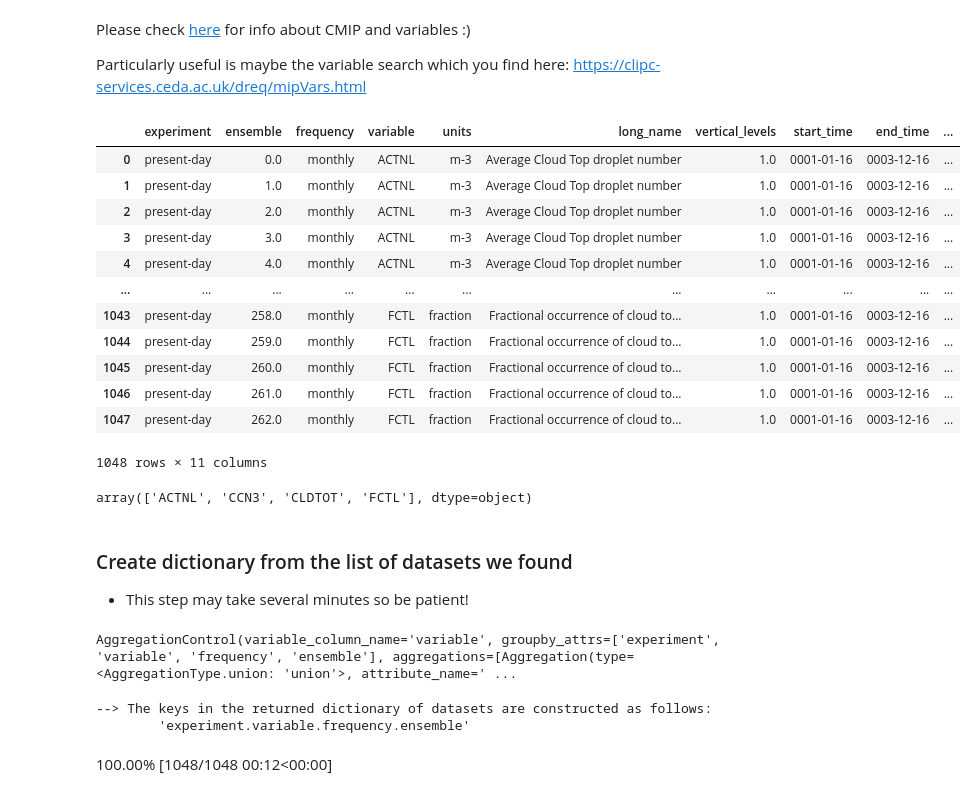
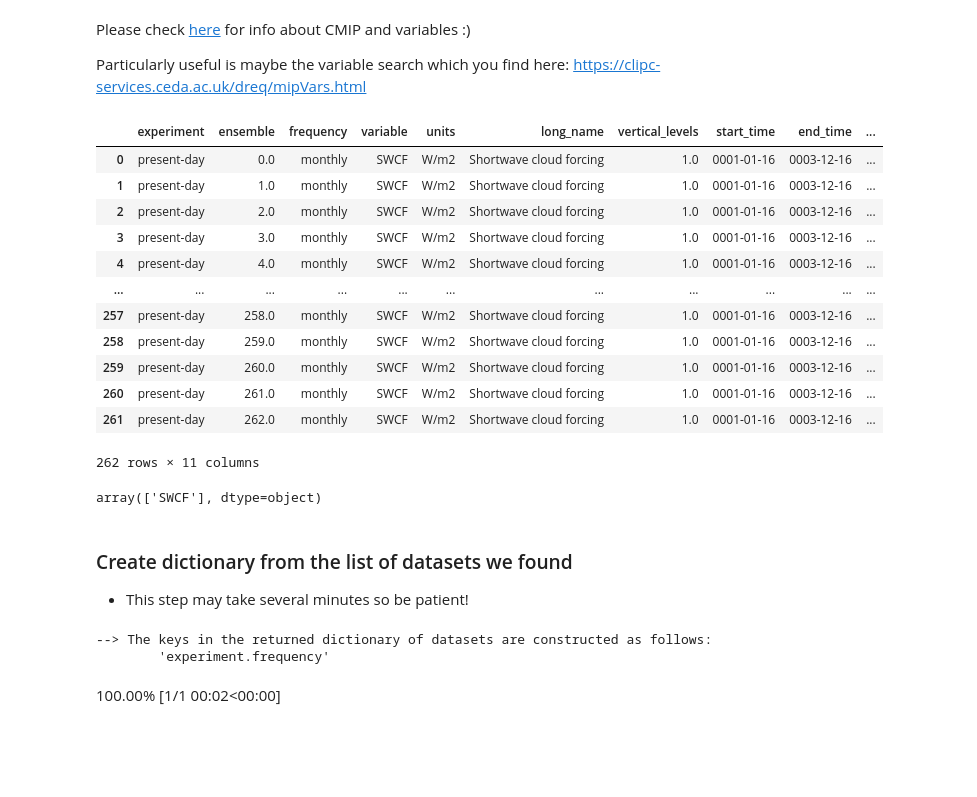
Before and after one commit to MetOs-UiO/eScience2024, a Jupyter notebook: docs/learning/notebooks/read_PPE.ipynb, the cells around one changed output. Saved outputs shown, nothing was run; the diff lists cells and outputs as text; code cells hidden in the pictures; blank space fills up the shorter version.

```diff
--- a/docs/learning/notebooks/read_PPE.ipynb
+++ b/docs/learning/notebooks/read_PPE.ipynb
@@ -41,41 +65,30 @@ Please check [here](https://pangeo-data.github.io/escience-2022/pangeo101/data_d
 Particularly useful is maybe the variable search which you find here: https://clipc-services.ceda.ac.uk/dreq/mipVars.html
 # %%
 cat = col.search(
-    #experiment=['present-day','pre-industrial'],
-    variable = ['CLDTOT','ACTNL','CCN3','FCTL'],
+    experiment=['present-day'],
+    variable = ['SWCF'],
     frequency='monthly'
+)
 
-    # source_id=['CESM2'],#,'CanESM5-1'],
-    # experiment_id=['historical'], table_id=['Amon','fx','AERmon'],
-                 #variable_id=[
-                 #    'tas',
-                 #    'hurs',
-                 #    'mmrso4'
-                 #    ],
-                 #member_id=['r1i1p1f1'])
-)
-#
-#
-#
 cat.df
 # %% [output]
 |  | experiment | ensemble | frequency | variable | units | long_name | vertical_levels | start_time | end_time | ... |
-| 0 | present-day | 0.0 | monthly | ACTNL | m-3 | Average Cloud Top droplet number | 1.0 | 0001-01-16 | 0003-12-16 | ... |
-| 1 | present-day | 1.0 | monthly | ACTNL | m-3 | Average Cloud Top droplet number | 1.0 | 0001-01-16 | 0003-12-16 | ... |
-| 2 | present-day | 2.0 | monthly | ACTNL | m-3 | Average Cloud Top droplet number | 1.0 | 0001-01-16 | 0003-12-16 | ... |
-| 3 | present-day | 3.0 | monthly | ACTNL | m-3 | Average Cloud Top droplet number | 1.0 | 0001-01-16 | 0003-12-16 | ... |
-| 4 | present-day | 4.0 | monthly | ACTNL | m-3 | Average Cloud Top droplet number | 1.0 | 0001-01-16 | 0003-12-16 | ... |
+| 0 | present-day | 0.0 | monthly | SWCF | W/m2 | Shortwave cloud forcing | 1.0 | 0001-01-16 | 0003-12-16 | ... |
+| 1 | present-day | 1.0 | monthly | SWCF | W/m2 | Shortwave cloud forcing | 1.0 | 0001-01-16 | 0003-12-16 | ... |
+| 2 | present-day | 2.0 | monthly | SWCF | W/m2 | Shortwave cloud forcing | 1.0 | 0001-01-16 | 0003-12-16 | ... |
+| 3 | present-day | 3.0 | monthly | SWCF | W/m2 | Shortwave cloud forcing | 1.0 | 0001-01-16 | 0003-12-16 | ... |
+| 4 | present-day | 4.0 | monthly | SWCF | W/m2 | Shortwave cloud forcing | 1.0 | 0001-01-16 | 0003-12-16 | ... |
 | ... | ... | ... | ... | ... | ... | ... | ... | ... | ... | ... |
-| 1043 | present-day | 258.0 | monthly | FCTL | fraction | Fractional occurrence of cloud to... | 1.0 | 0001-01-16 | 0003-12-16 | ... |
-| 1044 | present-day | 259.0 | monthly | FCTL | fraction | Fractional occurrence of cloud to... | 1.0 | 0001-01-16 | 0003-12-16 | ... |
-| 1045 | present-day | 260.0 | monthly | FCTL | fraction | Fractional occurrence of cloud to... | 1.0 | 0001-01-16 | 0003-12-16 | ... |
-| 1046 | present-day | 261.0 | monthly | FCTL | fraction | Fractional occurrence of cloud to... | 1.0 | 0001-01-16 | 0003-12-16 | ... |
-| 1047 | present-day | 262.0 | monthly | FCTL | fraction | Fractional occurrence of cloud to... | 1.0 | 0001-01-16 | 0003-12-16 | ... |
+| 257 | present-day | 258.0 | monthly | SWCF | W/m2 | Shortwave cloud forcing | 1.0 | 0001-01-16 | 0003-12-16 | ... |
+| 258 | present-day | 259.0 | monthly | SWCF | W/m2 | Shortwave cloud forcing | 1.0 | 0001-01-16 | 0003-12-16 | ... |
+| 259 | present-day | 260.0 | monthly | SWCF | W/m2 | Shortwave cloud forcing | 1.0 | 0001-01-16 | 0003-12-16 | ... |
+| 260 | present-day | 261.0 | monthly | SWCF | W/m2 | Shortwave cloud forcing | 1.0 | 0001-01-16 | 0003-12-16 | ... |
+| 261 | present-day | 262.0 | monthly | SWCF | W/m2 | Shortwave cloud forcing | 1.0 | 0001-01-16 | 0003-12-16 | ... |
-1048 rows × 11 columns
+262 rows × 11 columns
 # %%
 cat.df['variable'].unique()
 # %% [output]
-array(['ACTNL', 'CCN3', 'CLDTOT', 'FCTL'], dtype=object)
+array(['SWCF'], dtype=object)
 # %% [markdown]
 ### Create dictionary from the list of datasets we found
 - This step may take several minutes so be patient!
@@ -84,11 +95,6 @@ sep_labels=['experiment','variable','frequency','ensemble']
-# %%
-cat.esmcat.aggregation_control.groupby_attrs = sep_labels
-cat.esmcat.aggregation_control#['groupby_attrs']
-# %% [output]
-AggregationControl(variable_column_name='variable', groupby_attrs=['experiment', 'variable', 'frequency', 'ensemble'], aggregations=[Aggregation(type=<AggregationType.union: 'union'>, attribute_name=' ...
 # %%
-dset_dict = cat.to_dataset_dict(zarr_kwargs={'use_cftime':True})
+dset_dict = cat.to_dataset_dict()#preprocess = get_ensemble_member,)
 # %% [output]
 --> The keys in the returned dictionary of datasets are constructed as follows:
-        'experiment.variable.frequency.ensemble'
+        'experiment.frequency'
-100.00% [1048/1048 00:12<00:00]
+100.00% [1/1 00:02<00:00]
```
Also changed, not shown: parts of 32 cells of this notebook.
